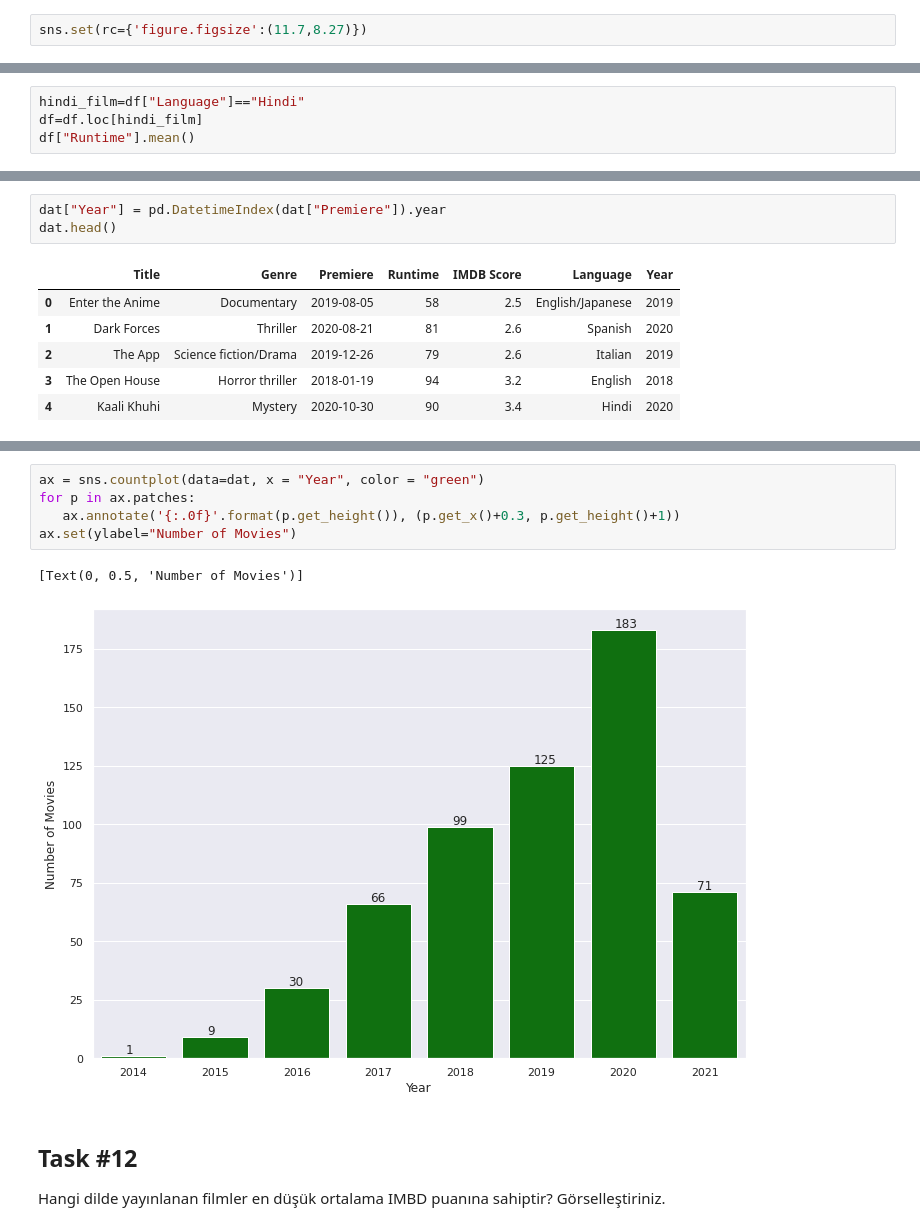
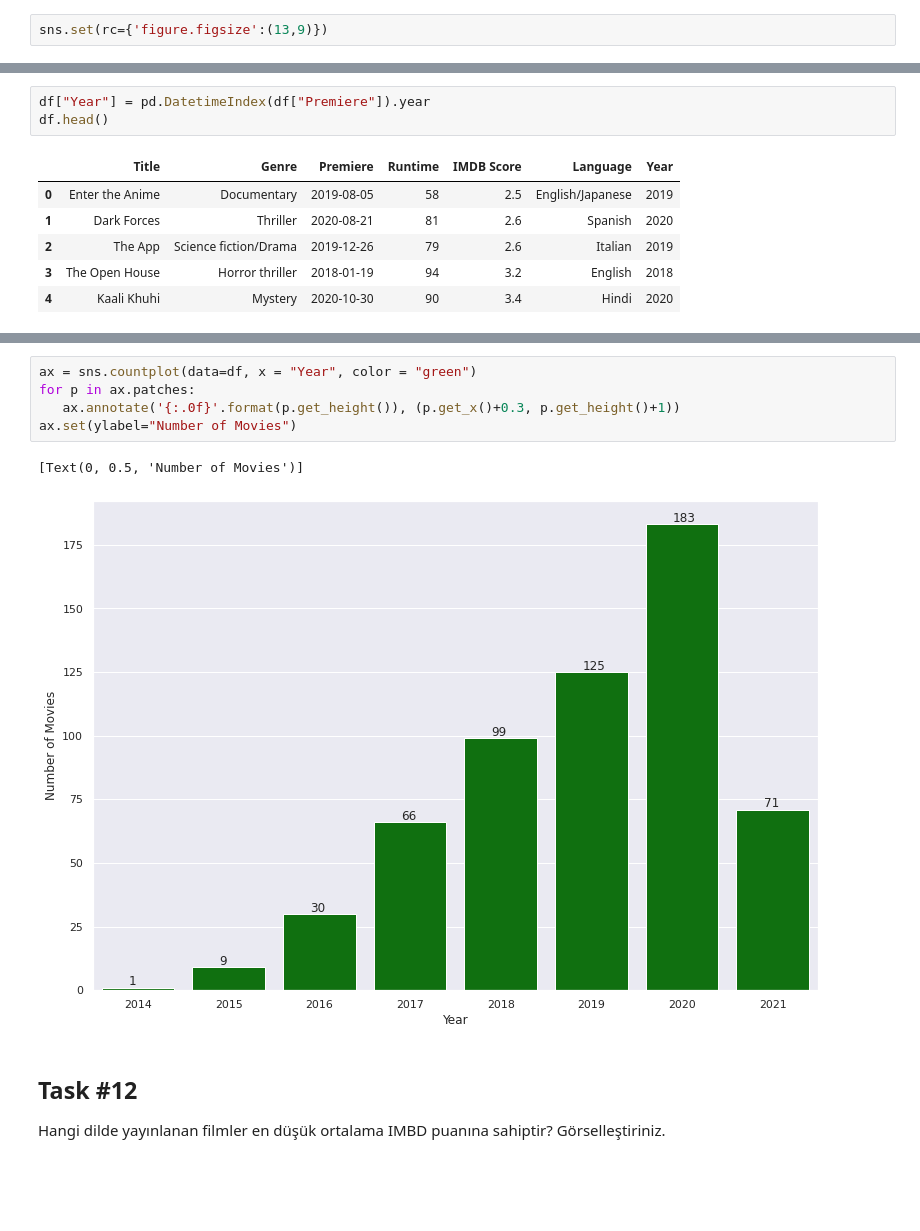
Before and after one commit to sinansarikaya/Netflix-Analysis, a Jupyter notebook: netflix.ipynb, the cells around one changed output, grey strips where cells are left out. Drawn from its saved outputs; the diff is of its cells as text; blank space fills up the shorter version.

```diff
--- a/netflix.ipynb
+++ b/netflix.ipynb
@@ -6,2 +7,2 @@ import datetime as dt
 # %%
-sns.set(rc={'figure.figsize':(11.7,8.27)})
+sns.set(rc={'figure.figsize':(13,9)})
@@ -138,7 +123,3 @@ df3[df3["IMDB Score"] == df3["IMDB Score"].max()].iloc[0]["Genre"]
 ## **Task #4**
 
 'Hindi' Dilinde çekilmiş olan filmlerin ortalama 'runtime' suresi nedir?
-# %%
-hindi_film=df["Language"]=="Hindi"
-df=df.loc[hindi_film]
-df["Runtime"].mean()
@@ -212,8 +233,8 @@ dat.sort_values(by="Runtime", ascending = False).head(10)
 
 Hangi yılda en fazla film yayımlanmıştır? Görselleştiriniz.
 # %%
-dat["Year"] = pd.DatetimeIndex(dat["Premiere"]).year
-dat.head()
+df["Year"] = pd.DatetimeIndex(df["Premiere"]).year
+df.head()
 # %% [output]
 |  | Title | Genre | Premiere | Runtime | IMDB Score | Language | Year |
 | 0 | Enter the Anime | Documentary | 2019-08-05 | 58 | 2.5 | English/Japanese | 2019 |
@@ -226,13 +247,13 @@ dat.Premiere.max() # yayına en son giren filmin yayın tarihi
 # %% [output]
 Timestamp('2021-05-27 00:00:00')
 # %%
-ax = sns.countplot(data=dat, x = "Year", color = "green")
+ax = sns.countplot(data=df, x = "Year", color = "green")
 for p in ax.patches:
    ax.annotate('{:.0f}'.format(p.get_height()), (p.get_x()+0.3, p.get_height()+1))
 ax.set(ylabel="Number of Movies")
 # %% [output]
 [Text(0, 0.5, 'Number of Movies')]
-[figure, old version]
+[figure, new version]
 # %% [markdown]
 ## **Task #12**
 
```
Also changed, not shown: parts of 28 cells of this notebook.
